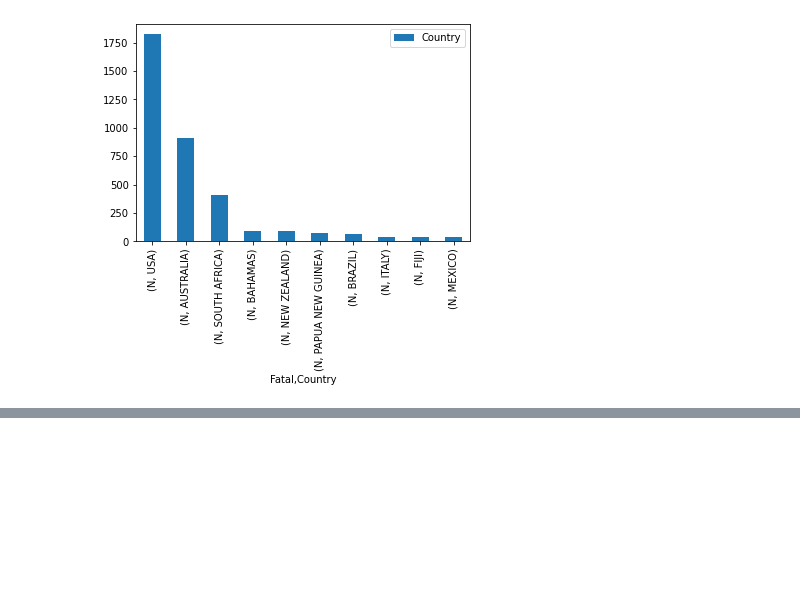
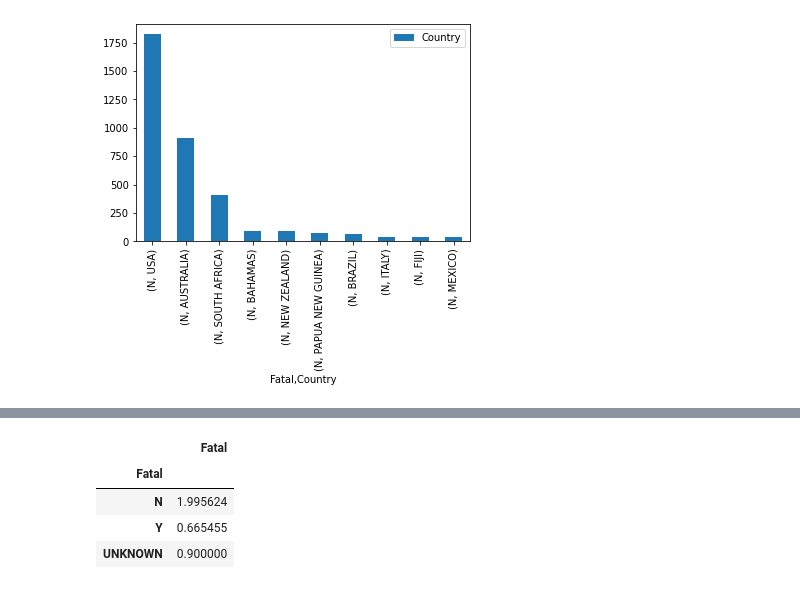
Before and after one commit to Jav1-Mart1nez/Shark-Project, a Jupyter notebook: Sharks!.ipynb, the cells around one changed output, grey strips where cells are left out. Saved outputs shown, nothing was run; the diff lists cells and outputs as text; code cells hidden in the pictures; blank space fills up the shorter version.

```diff
--- a/Sharks!.ipynb
+++ b/Sharks!.ipynb
@@ -452,0 +415,8 @@ attacks.head(10).plot.bar()
+# %%
+compa.loc["USA", :]/compa.loc["AUSTRALIA", :]
+# %% [output]
+|  | Fatal |
+| Fatal |  |
+| N | 1.995624 |
+| Y | 0.665455 |
+| UNKNOWN | 0.900000 |
```
Also changed, not shown: parts of 17 cells of this notebook.
